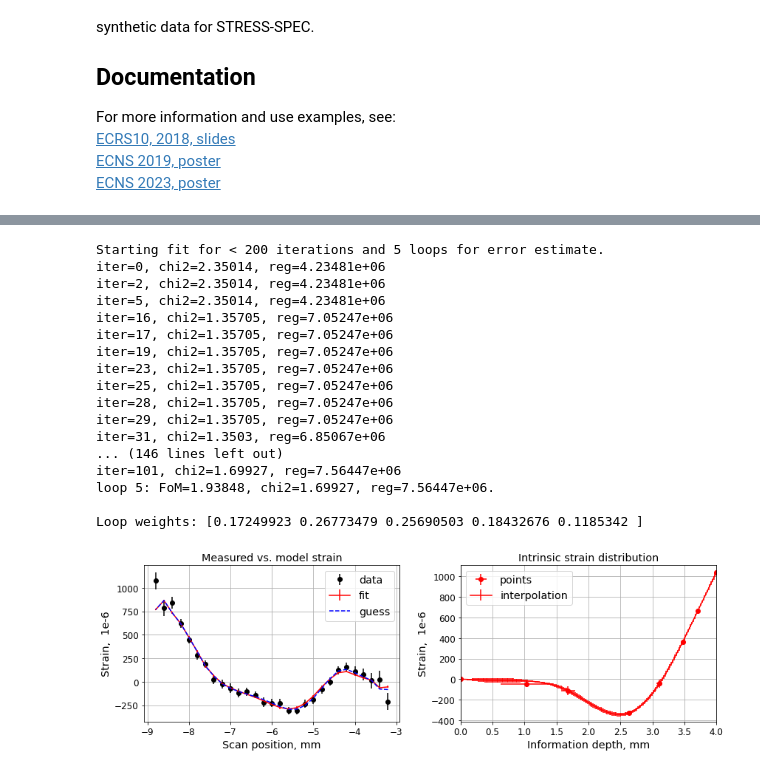
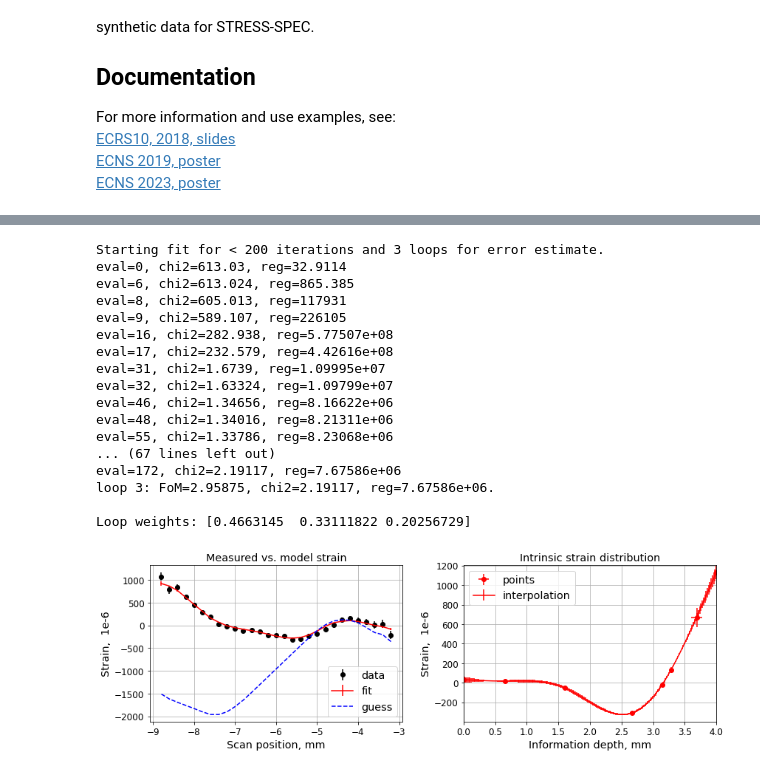
Before and after one commit to NPLtools/stressfit, a Jupyter notebook: stressfit_example1.ipynb, the cells around one changed output, grey strips where cells are left out. Drawn from its saved outputs; the diff is of its cells as text; code cells hidden in the pictures.

```diff
--- a/stressfit_example1.ipynb
+++ b/stressfit_example1.ipynb
@@ -224,0 +164,2 @@ comm.plot_scene(nev_plot, scan=scan['epsfile'], rang=scene_range, proj=scene_pro
+# %%
+comm.set_attenuation('mu_Fe_gamma.dat')
@@ -224,0 +174,5 @@ comm.plot_scene(nev_plot, scan=scan['epsfile'], rang=scene_range, proj=scene_pro
+# %%
+# Load file with the sampling event list.
+comm.set_sampling(filename='events_S_1mm.dat', nev=10000)
+# print properties of the loaded sampling.
+comm.get_sampling().print_properties()
@@ -403,0 +424,35 @@ The setting provided above defines the process:
+# %%
+distribution = {
+    'x':   [0., 1., 2.0 , 2.5, 3.0 , 3.5 , 3.7 ,  4.],
+    'fitx': [0] + 6*[1] + [0],
+    'y':  8*[0],
+    'fity': 8*[1]
+    }
+interpolation = 'natural'
+
+# You can use surface position from the intensity fit:
+zc = ifit.params['xc'].value
+print('Using surface position: {:g}\n'.format(zc))
+
+"""Commands to define the fitting model."""
+sfit = comm.define_sfit(scan, distribution, 3000, z0=zc)
+sfit.setInterpModel(interpolation)
+
+# Use bootstrap method for estimation of confidence limits?
+bootstrap = True
+# Set loops for the number of bootstrap cycles.
+loops = 3
+# Define a list of regularization factors:
+aregs = [1, 2, 3, 4, 5]
+# maximum iterations for guess fit
+maxguess = 100
+# maximum iterations for fit
+maxiter = 250
+# Run regularization loop?
+runReg = True
+# Run strain fit?
+runSFit = True
+
+# Run guess fit with given parameters (see docs for run_fit_guess)
+if runSFit:
+    comm.run_fit_guess(sfit, maxiter=maxguess, ar=areg, outname='')
@@ -412,24 +571,24 @@ Choose the optimum value of <code>areg</code> (regularization coefficient) and r
 # %%
-areg = 2.5
+areg = 3
 if runSFit:
     comm.run_fit(sfit, maxiter=maxiter, ar=areg, outname=scan['epsfile'],
                  bootstrap=bootstrap, loops=loops)
 # %% [output]
-Starting fit for < 200 iterations and 5 loops for error estimate.
-iter=0, chi2=2.35014, reg=4.23481e+06
-iter=2, chi2=2.35014, reg=4.23481e+06
-iter=5, chi2=2.35014, reg=4.23481e+06
-iter=16, chi2=1.35705, reg=7.05247e+06
-iter=17, chi2=1.35705, reg=7.05247e+06
-iter=19, chi2=1.35705, reg=7.05247e+06
-iter=23, chi2=1.35705, reg=7.05247e+06
-iter=25, chi2=1.35705, reg=7.05247e+06
-iter=28, chi2=1.35705, reg=7.05247e+06
-iter=29, chi2=1.35705, reg=7.05247e+06
-iter=31, chi2=1.3503, reg=6.85067e+06
-... (146 lines left out)
-iter=101, chi2=1.69927, reg=7.56447e+06
-loop 5: FoM=1.93848, chi2=1.69927, reg=7.56447e+06.
+Starting fit for < 200 iterations and 3 loops for error estimate.
+eval=0, chi2=613.03, reg=32.9114
+eval=6, chi2=613.024, reg=865.385
+eval=8, chi2=605.013, reg=117931
+eval=9, chi2=589.107, reg=226105
+eval=16, chi2=282.938, reg=5.77507e+08
+eval=17, chi2=232.579, reg=4.42616e+08
+eval=31, chi2=1.6739, reg=1.09995e+07
+eval=32, chi2=1.63324, reg=1.09799e+07
+eval=46, chi2=1.34656, reg=8.16622e+06
+eval=48, chi2=1.34016, reg=8.21311e+06
+eval=55, chi2=1.33786, reg=8.23068e+06
+... (67 lines left out)
+eval=172, chi2=2.19117, reg=7.67586e+06
+loop 3: FoM=2.95875, chi2=2.19117, reg=7.67586e+06.
 
-Loop weights: [0.17249923 0.26773479 0.25690503 0.18432676 0.1185342 ]
+Loop weights: [0.4663145  0.33111822 0.20256729]
-[figure, old version]
+[figure, new version]
```
Also changed, not shown: parts of 41 cells of this notebook, 14 other files.
